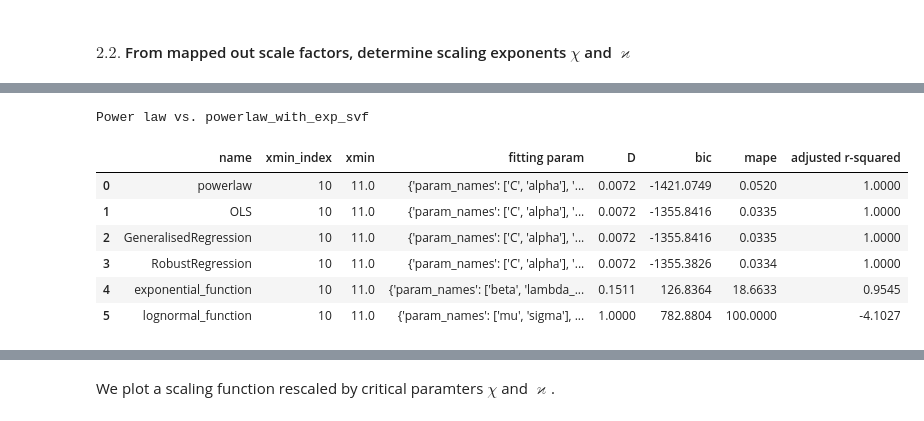
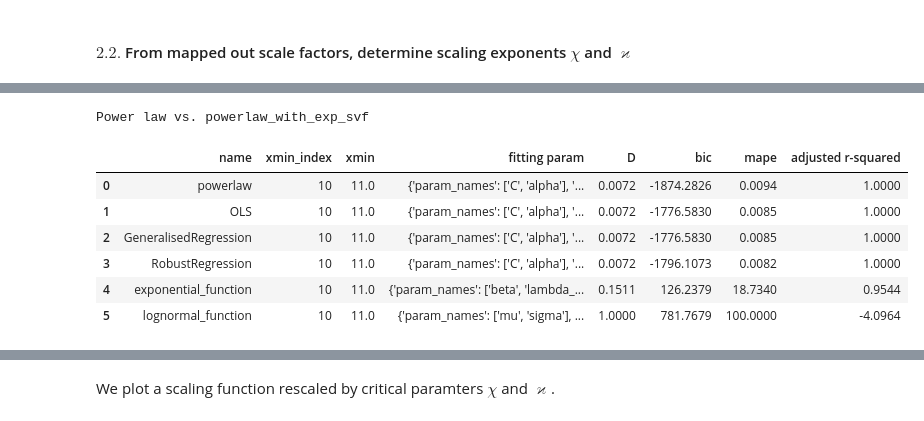
Before and after one commit to anabugaenko/market_impact, a Jupyter notebook: notebooks/lsa.ipynb, the cells around one changed output, grey strips where cells are left out. Saved outputs shown, nothing was run; the diff lists cells and outputs as text; code cells hidden in the pictures.

```diff
--- a/notebooks/lsa.ipynb
+++ b/notebooks/lsa.ipynb
@@ -78,5 +106,5 @@ All data are automatically rescaled in preparation for a finite-size scaling. In
 # %%
-# Compute data for susceptibility – conditional aggregate impact
-normalized_data = compute_conditional_impact(aggregate_features)
+# Compute data for susceptibility
+normalized_data = aggregate_impact(aggregate_features, conditional=True, conditional_variable="volume")
 display(normalized_data)
 # %% [output]
@@ -99,5 +129,5 @@ In order to determine the shape paremeters, the shape, the scaling form $R(\Delt
 # %%
-alpha, beta = find_shape_parameters(normalized_data)
+alpha, beta = find_shape_parameters(normalized_data, reflect_y=False)
 print(f'alpha: {alpha}')
 print(f'beta: {beta}')
 # %% [output]
@@ -110,4 +140,4 @@ In order to determine the scaling hehaviour and rescaling exponents $\chi$ and $
 # %%
-RN_series, QN_series, RN_fit_object, QN_fit_object, fit_results_per_lag = find_scale_factors(normalized_data, alpha=alpha, beta=beta)
+RT_series, VT_series, RT_fit_object, VT_fit_object, fit_results_per_lag = find_scale_factors(normalized_data, alpha=alpha, beta=beta, reflect_y=False, imbalance_column="volume_imbalance")
 # %%
 # Plot scale factors RN and QN
@@ -130,9 +160,9 @@ print(kappa)
 # %%
 # Fit results
-RN_fit_object.powerlaw.fit_results()
-QN_fit_object.powerlaw.fit_results()
-RN_fit_object.powerlaw.plot_fit()
-QN_fit_object.powerlaw.plot_fit()
+RT_fit_object.powerlaw.fit_results()
+VT_fit_object.powerlaw.fit_results()
+RT_fit_object.powerlaw.plot_fit()
+VT_fit_object.powerlaw.plot_fit()
 # %% [output]
 For powerlaw fitted using MLE:
 
@@ -156,16 +186,16 @@ Adjusted R-squared = 0.9973014387664262
 # %%
-# Compare against alternative heavy-tailed hypothesis
+# Compare scaling of Height against alternative heavy-tailed hypothesis
 print("Power law vs. powerlaw_with_exp_svf")
-R, p = RN_fit_object.function_compare("powerlaw", "exponential_function")
-R, p = RN_fit_object.function_compare("powerlaw", "lognormal_function")
+R, p = RT_fit_object.function_compare("powerlaw", "exponential_function")
+R, p = RT_fit_object.function_compare("powerlaw", "lognormal_function")
 
-RN_fit_object.return_all_fitting_results()
+display(RT_fit_object.return_all_fitting_results())
 # %% [output]
 Power law vs. powerlaw_with_exp_svf
 |  | name | xmin_index | xmin | fitting param | D | bic | mape | adjusted r-squared |
-| 0 | powerlaw | 10 | 11.0 | {'param_names': ['C', 'alpha'], '... | 0.0072 | -1421.0749 | 0.0520 | 1.0000 |
-| 1 | OLS | 10 | 11.0 | {'param_names': ['C', 'alpha'], '... | 0.0072 | -1355.8416 | 0.0335 | 1.0000 |
-| 2 | GeneralisedRegression | 10 | 11.0 | {'param_names': ['C', 'alpha'], '... | 0.0072 | -1355.8416 | 0.0335 | 1.0000 |
-| 3 | RobustRegression | 10 | 11.0 | {'param_names': ['C', 'alpha'], '... | 0.0072 | -1355.3826 | 0.0334 | 1.0000 |
-| 4 | exponential_function | 10 | 11.0 | {'param_names': ['beta', 'lambda_... | 0.1511 | 126.8364 | 18.6633 | 0.9545 |
-| 5 | lognormal_function | 10 | 11.0 | {'param_names': ['mu', 'sigma'], ... | 1.0000 | 782.8804 | 100.0000 | -4.1027 |
+| 0 | powerlaw | 10 | 11.0 | {'param_names': ['C', 'alpha'], '... | 0.0072 | -1874.2826 | 0.0094 | 1.0000 |
+| 1 | OLS | 10 | 11.0 | {'param_names': ['C', 'alpha'], '... | 0.0072 | -1776.5830 | 0.0085 | 1.0000 |
+| 2 | GeneralisedRegression | 10 | 11.0 | {'param_names': ['C', 'alpha'], '... | 0.0072 | -1776.5830 | 0.0085 | 1.0000 |
+| 3 | RobustRegression | 10 | 11.0 | {'param_names': ['C', 'alpha'], '... | 0.0072 | -1796.1073 | 0.0082 | 1.0000 |
+| 4 | exponential_function | 10 | 11.0 | {'param_names': ['beta', 'lambda_... | 0.1511 | 126.2379 | 18.7340 | 0.9544 |
+| 5 | lognormal_function | 10 | 11.0 | {'param_names': ['mu', 'sigma'], ... | 1.0000 | 781.7679 | 100.0000 | -4.0964 |
```
Also changed, not shown: parts of 30 cells of this notebook, 17 other files.
